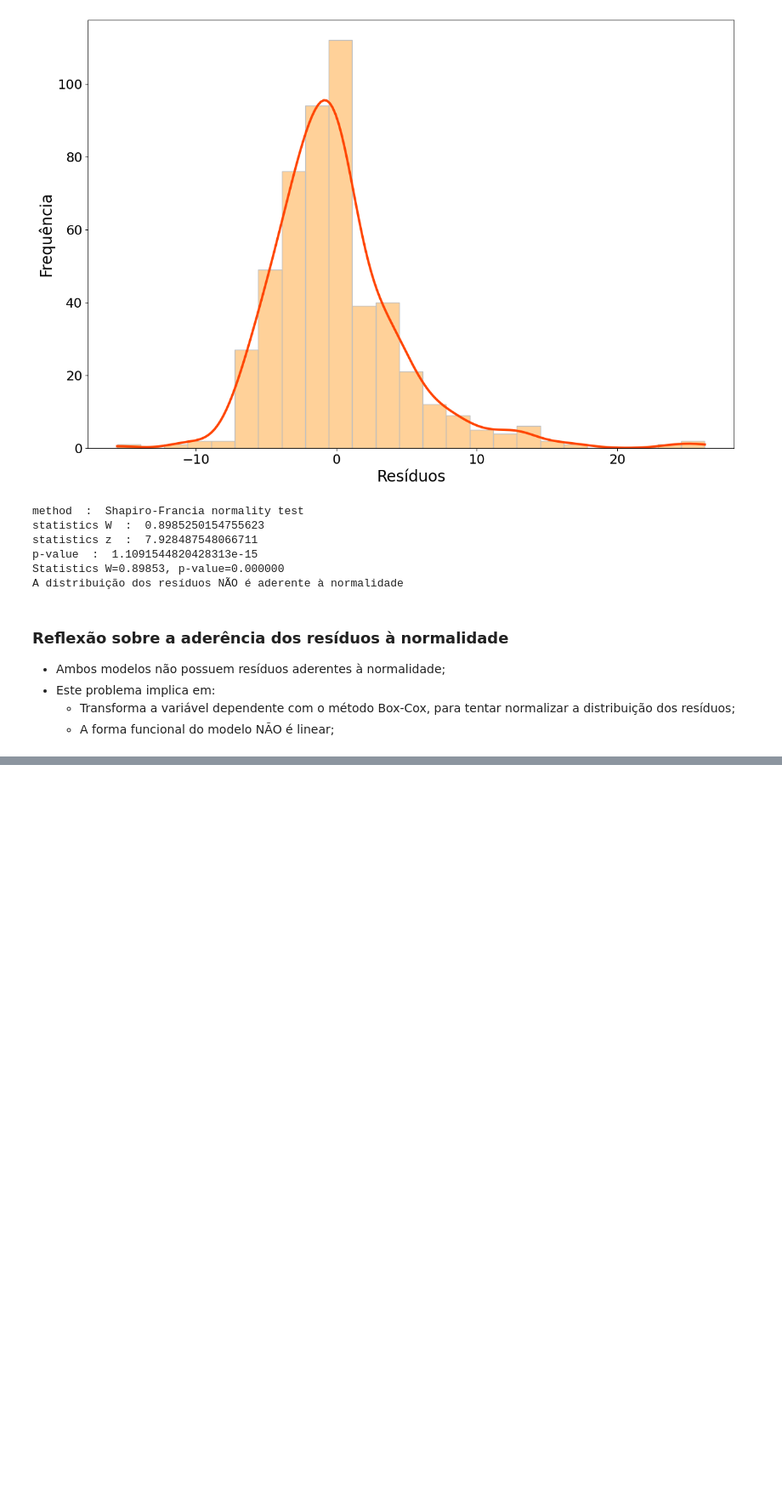
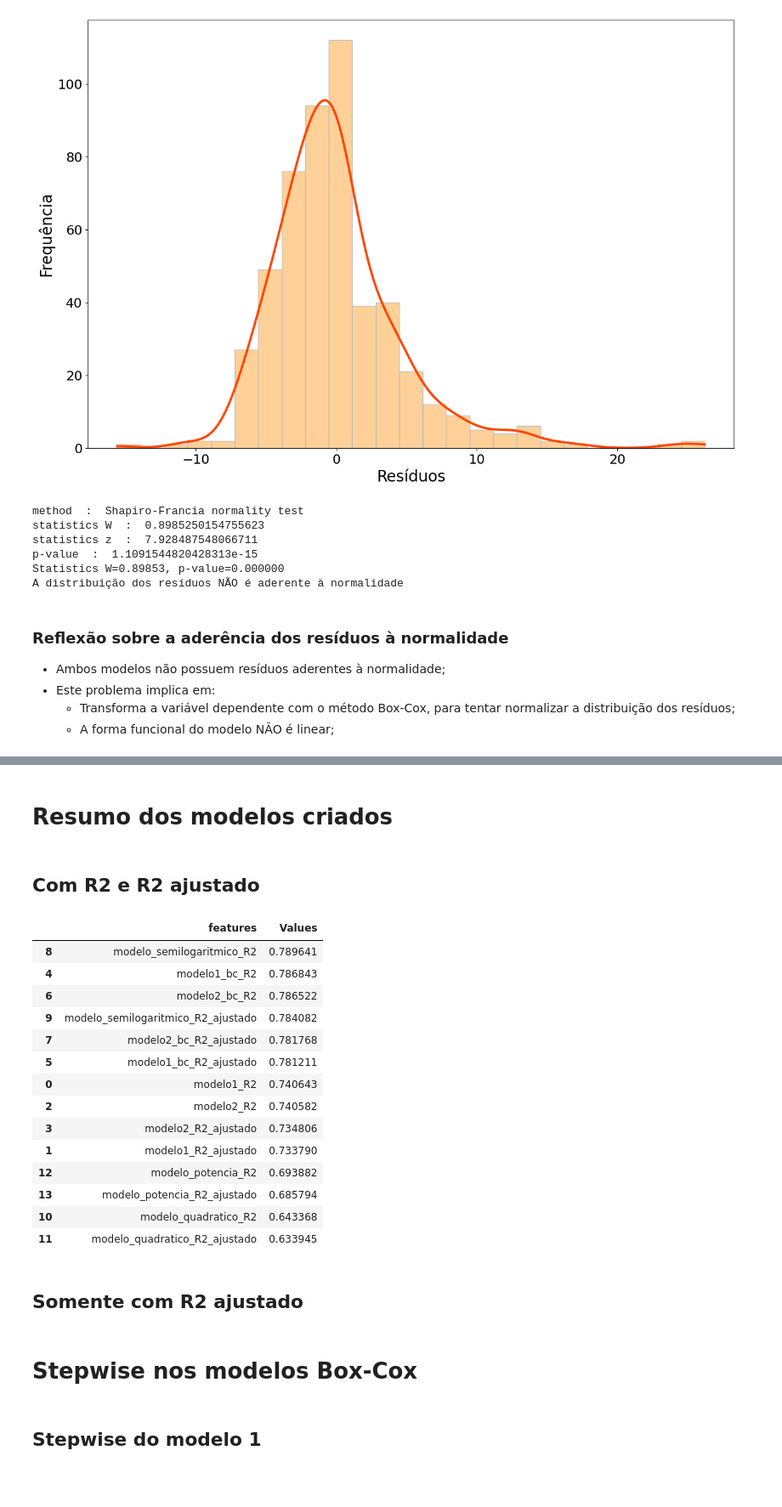
Before and after one commit to robson-quaresma/multiple-regression-housing-price, a Jupyter notebook: boston_housing_price.ipynb, the cells around one changed output, grey strips where cells are left out. Shown at 85% size. Saved outputs shown, nothing was run; the diff lists cells and outputs as text; code cells hidden in the pictures; blank space fills up the shorter version.

Commit message:
Start Stepwise

```diff
--- a/boston_housing_price.ipynb
+++ b/boston_housing_price.ipynb
@@ -835,0 +1006,4 @@ A distribuição dos resíduos NÃO é aderente à normalidade
+# %%
+y_quad = pd.DataFrame()
+y_quad = np.square(y1[['valor_medio_casas_ocupadas']])
+y_quad.head(3)
@@ -835,0 +1015,2 @@ A distribuição dos resíduos NÃO é aderente à normalidade
+# %%
+model_squad = sm.OLS(y_quad, X1).fit()
@@ -835,0 +1039,4 @@ A distribuição dos resíduos NÃO é aderente à normalidade
+# %%
+y_power = pd.DataFrame()
+y_power = np.power(y1[['valor_medio_casas_ocupadas']], 1.5)
+y_power.head(3)
@@ -835,0 +1048,2 @@ A distribuição dos resíduos NÃO é aderente à normalidade
+# %%
+model_power = sm.OLS(y_power, X1).fit()
@@ -835,0 +1075,62 @@ A distribuição dos resíduos NÃO é aderente à normalidade
+# %% [markdown]
+# Resumo dos modelos criados
+# %% [markdown]
+## Com R2 e R2 ajustado
+# %%
+df_models = pd.DataFrame()
+
+features = [
+    'modelo1_R2',
+    'modelo1_R2_ajustado',
+    'modelo2_R2',
+    'modelo2_R2_ajustado',
+    'modelo1_bc_R2',
+    'modelo1_bc_R2_ajustado',
+    'modelo2_bc_R2',
+    'modelo2_bc_R2_ajustado',
+    'modelo_semilogaritmico_R2',
+    'modelo_semilogaritmico_R2_ajustado',
+    'modelo_quadratico_R2',
+    'modelo_quadratico_R2_ajustado',
+    'modelo_potencia_R2',
+    'modelo_potencia_R2_ajustado',
+]
+
+values = [
+    model1.rsquared,
+    model1.rsquared_adj,
+    model2.rsquared,
+    model2.rsquared_adj,
+    model1_bc.rsquared,
+    model1_bc.rsquared_adj,
+    model2_bc.rsquared,
+    model2_bc.rsquared_adj,
+    model_log.rsquared,
+    model_log.rsquared_adj,
+    model_squad.rsquared,
+    model_squad.rsquared_adj,
+    model_power.rsquared,
+    model_power.rsquared_adj,
+]
+
+df_models['features'] = features
+df_models['Values'] = values
+df_models.sort_values(by='Values', ascending=False)
+# %% [output]
+|  | features | Values |
+| 8 | modelo_semilogaritmico_R2 | 0.789641 |
+| 4 | modelo1_bc_R2 | 0.786843 |
+| 6 | modelo2_bc_R2 | 0.786522 |
+| 9 | modelo_semilogaritmico_R2_ajustado | 0.784082 |
+| 7 | modelo2_bc_R2_ajustado | 0.781768 |
+| 5 | modelo1_bc_R2_ajustado | 0.781211 |
+| 0 | modelo1_R2 | 0.740643 |
+| 2 | modelo2_R2 | 0.740582 |
+| 3 | modelo2_R2_ajustado | 0.734806 |
+| 1 | modelo1_R2_ajustado | 0.733790 |
+| 12 | modelo_potencia_R2 | 0.693882 |
+| 13 | modelo_potencia_R2_ajustado | 0.685794 |
+| 10 | modelo_quadratico_R2 | 0.643368 |
+| 11 | modelo_quadratico_R2_ajustado | 0.633945 |
+# %% [markdown]
+## Somente com R2 ajustado
@@ -835,0 +1172,6 @@ A distribuição dos resíduos NÃO é aderente à normalidade
+# %% [markdown]
+# Stepwise nos modelos Box-Cox
+# %% [markdown]
+## Stepwise do modelo 1
+# %% [markdown]
+###
```
Also changed, not shown: parts of 39 cells of this notebook.
